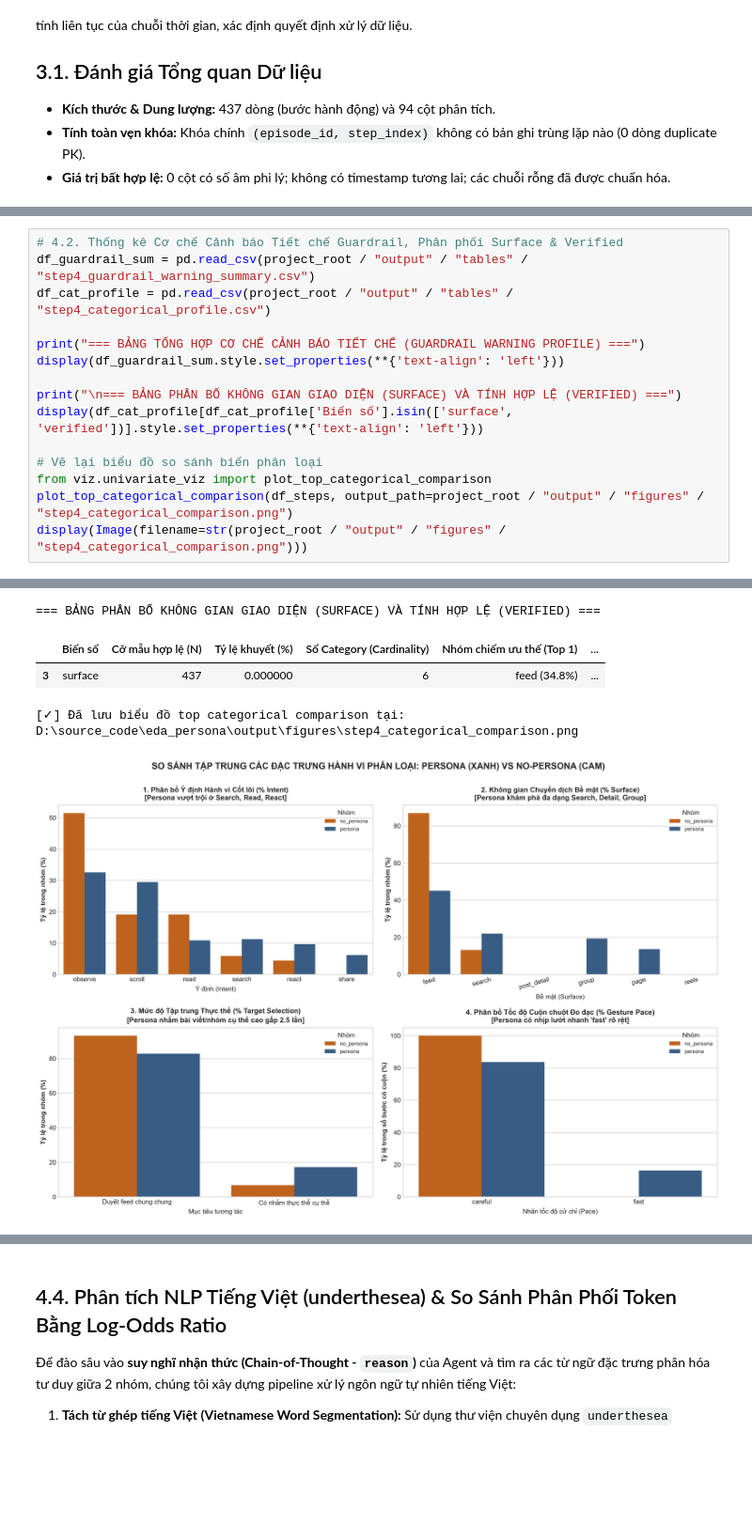
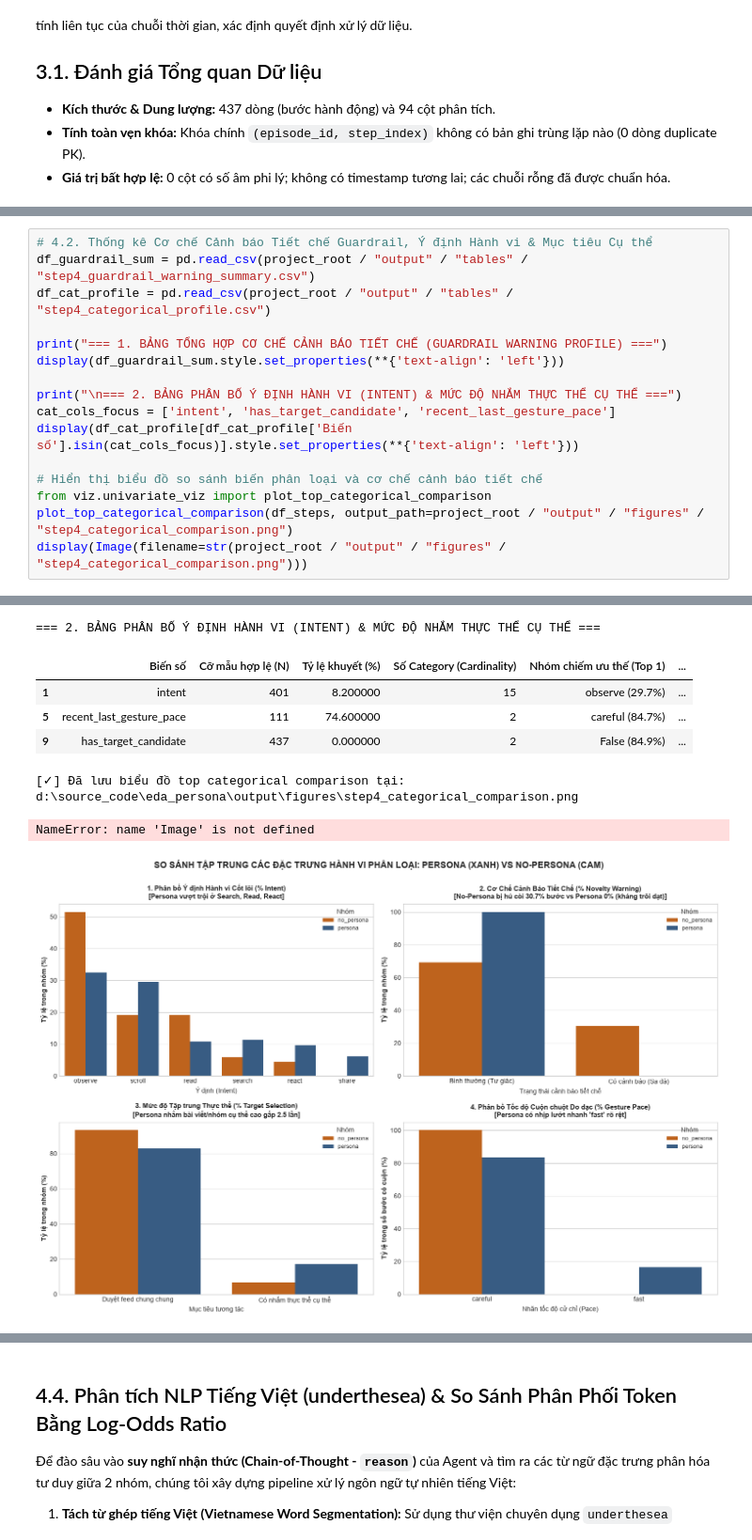
Before and after one commit to zero0526/eda_persona, a Jupyter notebook: notebooks/eda_action_logs.ipynb, the cells around one changed output, grey strips where cells are left out. Shown at 94% size. Drawn from its saved outputs; the diff is of its cells as text; blank space fills up the shorter version.

```diff
--- a/notebooks/eda_action_logs.ipynb
+++ b/notebooks/eda_action_logs.ipynb
@@ -479,15 +532,16 @@ Khảo sát các biến phân loại và cờ bảo vệ để đánh giá mức
 # %%
-# 4.2. Thống kê Cơ chế Cảnh báo Tiết chế Guardrail, Phân phối Surface & Verified
+# 4.2. Thống kê Cơ chế Cảnh báo Tiết chế Guardrail, Ý định Hành vi & Mục tiêu Cụ thể
 df_guardrail_sum = pd.read_csv(project_root / "output" / "tables" / "step4_guardrail_warning_summary.csv")
 df_cat_profile = pd.read_csv(project_root / "output" / "tables" / "step4_categorical_profile.csv")
 
-print("=== BẢNG TỔNG HỢP CƠ CHẾ CẢNH BÁO TIẾT CHẾ (GUARDRAIL WARNING PROFILE) ===")
+print("=== 1. BẢNG TỔNG HỢP CƠ CHẾ CẢNH BÁO TIẾT CHẾ (GUARDRAIL WARNING PROFILE) ===")
 display(df_guardrail_sum.style.set_properties(**{'text-align': 'left'}))
 
-print("\n=== BẢNG PHÂN BỐ KHÔNG GIAN GIAO DIỆN (SURFACE) VÀ TÍNH HỢP LỆ (VERIFIED) ===")
-display(df_cat_profile[df_cat_profile['Biến số'].isin(['surface', 'verified'])].style.set_properties(**{'text-align': 'left'}))
+print("\n=== 2. BẢNG PHÂN BỐ Ý ĐỊNH HÀNH VI (INTENT) & MỨC ĐỘ NHẮM THỰC THỂ CỤ THỂ ===")
+cat_cols_focus = ['intent', 'has_target_candidate', 'recent_last_gesture_pace']
+display(df_cat_profile[df_cat_profile['Biến số'].isin(cat_cols_focus)].style.set_properties(**{'text-align': 'left'}))
 
-# Vẽ lại biểu đồ so sánh biến phân loại
+# Hiển thị biểu đồ so sánh biến phân loại và cơ chế cảnh báo tiết chế
 from viz.univariate_viz import plot_top_categorical_comparison
 plot_top_categorical_comparison(df_steps, output_path=project_root / "output" / "figures" / "step4_categorical_comparison.png")
 display(Image(filename=str(project_root / "output" / "figures" / "step4_categorical_comparison.png")))
@@ -496,11 +550,14 @@ display(Image(filename=str(project_root / "output" / "figures" / "step4_categori
 |  | Metric | Persona | No-Persona | Statistical Difference |
 | 0 | Tổng số bước được khảo sát (Total... | 349 | 88 | 349 steps vs 88 steps |
 | 1 | Số bước bị kích hoạt Cảnh báo tiế... | 0 | 27 | 0 bước (0.0%) vs 27 bước (30.68%)... |
 | 2 | Số phiên bị kích hoạt Cảnh báo ti... | 0 / 6 (0.0%) | 1 / 2 (50.0%) | 0% vs 50% |
 | 3 | Số bước sa đà tối đa (Max situati... | 0 | 6 | 0 bước vs 6 bước |
 | 4 | Cơ chế kiểm soát hành vi (Control... | Tự điều tiết nội tại (Intrinsic S... | Cưỡng chế ngoại lai (Extrinsic Gu... | La bàn nội tâm vs Hú còi cảnh báo |
-=== BẢNG PHÂN BỐ KHÔNG GIAN GIAO DIỆN (SURFACE) VÀ TÍNH HỢP LỆ (VERIFIED) ===
+=== 2. BẢNG PHÂN BỐ Ý ĐỊNH HÀNH VI (INTENT) & MỨC ĐỘ NHẮM THỰC THỂ CỤ THỂ ===
 |  | Biến số | Cỡ mẫu hợp lệ (N) | Tỷ lệ khuyết (%) | Số Category (Cardinality) | Nhóm chiếm ưu thế (Top 1) | ... |
-| 3 | surface | 437 | 0.000000 | 6 | feed (34.8%) | ... |
+| 1 | intent | 401 | 8.200000 | 15 | observe (29.7%) | ... |
+| 5 | recent_last_gesture_pace | 111 | 74.600000 | 2 | careful (84.7%) | ... |
+| 9 | has_target_candidate | 437 | 0.000000 | 2 | False (84.9%) | ... |
-[✓] Đã lưu biểu đồ top categorical comparison tại: D:\source_code\eda_persona\output\figures\step4_categorical_comparison.png
+[✓] Đã lưu biểu đồ top categorical comparison tại: d:\source_code\eda_persona\output\figures\step4_categorical_comparison.png
+NameError: name 'Image' is not defined
-[figure, old version]
+[figure, new version]
```
Also changed, not shown: parts of 27 cells of this notebook, 17 other files.
